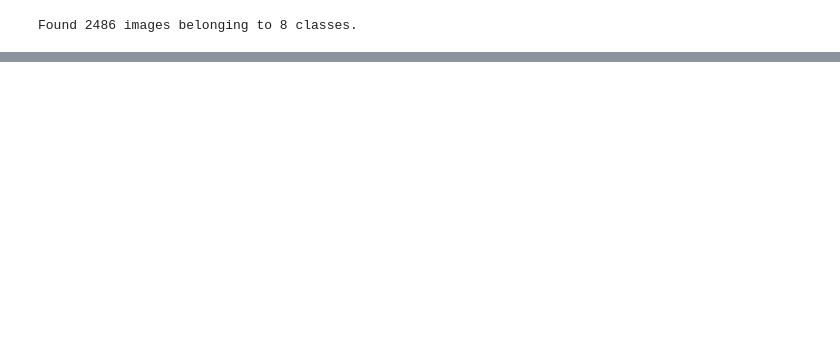
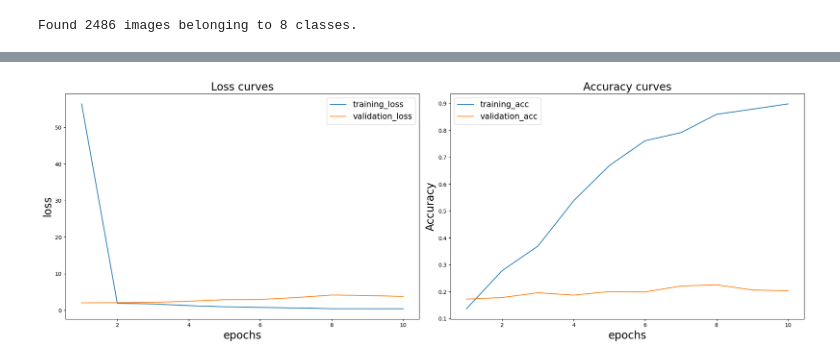
Before and after one commit to danbm94/formula1_ID, a Jupyter notebook: formula1.ipynb, the cells around one changed output, grey strips where cells are left out. Cells and saved outputs as stored; diff of their text form; code cells hidden in the pictures; blank space fills up the shorter version.

```diff
--- a/formula1.ipynb
+++ b/formula1.ipynb
@@ -105,6 +209,6 @@ model.add(Dense(num_classes, activation='softmax') )
 model.compile(optimizer='adam', loss='categorical_crossentropy', metrics=['accuracy'])
 # %%
 epochs = 10  # Adjust the number of epochs as needed
-history = model.fit(train_generator, epochs=epochs)
+history = model.fit(train_data, epochs=epochs, validation_data=test_data)
 # %% [output]
 Epoch 1/10
@@ -131,0 +239,37 @@ Traceback (most recent call last):
+# %%
+def plot_loss_curves(history):
+
+    '''
+      returns seperate loss curves for training and validation metrics
+    '''
+    train_loss=history.history['loss']
+    val_loss=history.history['val_loss']
+
+    train_accuracy=history.history['accuracy']
+    val_accuracy=history.history['val_accuracy']
+
+    epochs=range(1,len(history.history['loss'])+1)
+    plt.figure(figsize=(20,7))
+  # plot loss data
+    plt.subplot(1,2,1)
+    plt.plot(epochs,train_loss,label="training_loss")
+    plt.plot(epochs,val_loss,label="validation_loss")
+    plt.title("Loss curves",size=20)
+    plt.xlabel('epochs',size=20)
+    plt.ylabel('loss',size=20)
+    plt.legend(fontsize=15);
+  # plt.show()
+
+  # plot accuracy data
+    plt.subplot(1,2,2)
+    plt.plot(epochs,train_accuracy,label="training_acc")
+    plt.plot(epochs,val_accuracy,label="validation_acc")
+    plt.title("Accuracy curves",size=20)
+    plt.xlabel('epochs',size=20)
+    plt.ylabel('Accuracy',size=20)
+    plt.tight_layout()
+    plt.legend(fontsize=15);
+# %%
+plot_loss_curves(history)
+# %% [output]
+[figure, added]
```
Also changed, not shown: parts of 19 cells of this notebook.
